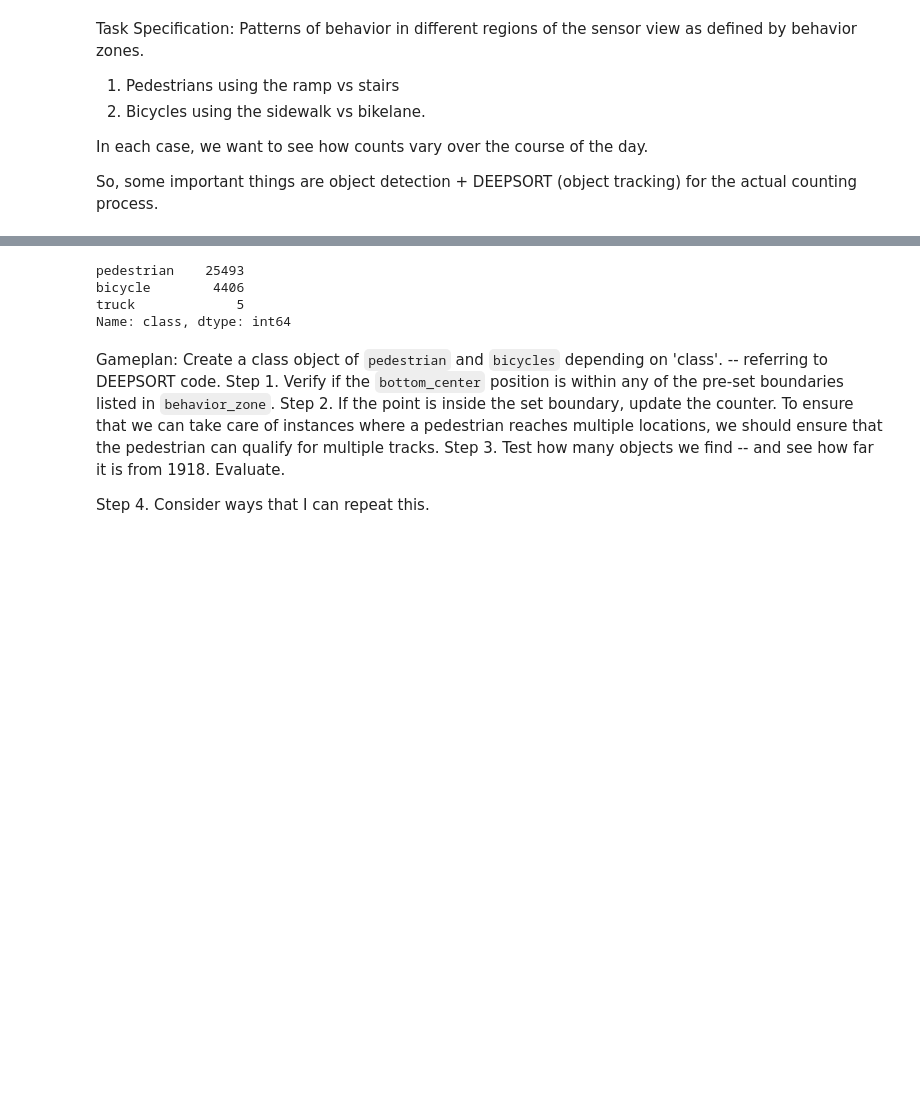
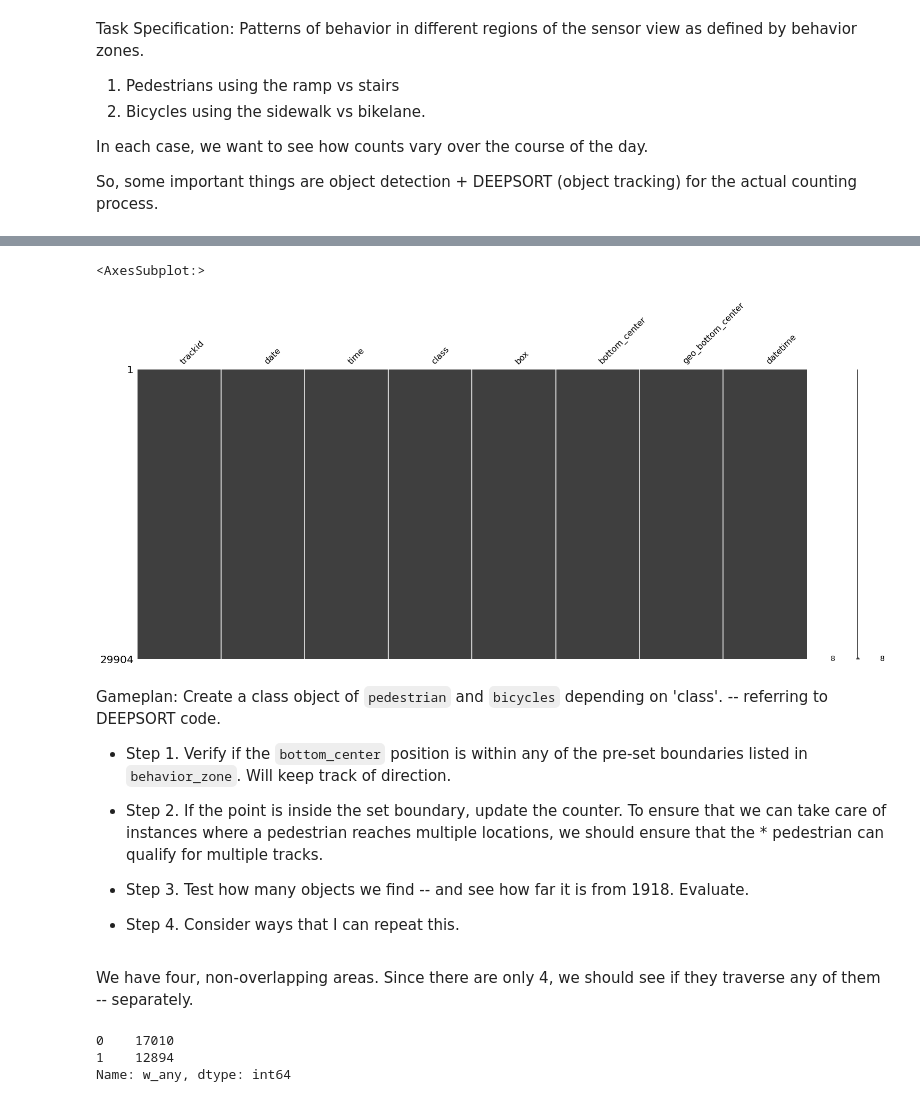
Before and after one commit to edwardhuh/numina-app, a Jupyter notebook: src/numina_app/task.ipynb, the cells around one changed output, grey strips where cells are left out. Drawn from its saved outputs; the diff is of its cells as text; code cells hidden in the pictures; blank space fills up the shorter version.

```diff
--- a/src/numina_app/task.ipynb
+++ b/src/numina_app/task.ipynb
@@ -19,0 +31,4 @@ img_filepath = ('../../data/sample_image.jpg')
+# %%
+# Verify that the schema works as intended
+data = schema.format_data(data)
+data.dtypes
@@ -49,16 +56,16 @@ data.describe()
-# %%
-# we only care about the pedestrians for Q1, and bicycles for Q2. This can be identified by 'class'
-data['class'].value_counts()
-# %% [output]
-pedestrian    25493
-bicycle        4406
-truck             5
-Name: class, dtype: int64
+# %%
+# Inspect missingness in the data, and see if there are immediate correlations that could potentially be identified.
+msno.matrix(data)
+# %% [output]
+<AxesSubplot:>
+[figure, added]
 # %% [markdown]
 Gameplan:
 Create a class object of `pedestrian` and `bicycles` depending on 'class'. -- referring to DEEPSORT code.
-Step 1. Verify if the `bottom_center` position is within any of the pre-set boundaries listed in `behavior_zone`.
-Step 2. If the point is inside the set boundary, update the counter. To ensure that we can take care of instances where a pedestrian reaches multiple locations, we should ensure that the pedestrian can qualify for multiple tracks.
-Step 3. Test how many objects we find -- and see how far it is from 1918. Evaluate.
+* Step 1. Verify if the `bottom_center` position is within any of the pre-set boundaries listed in `behavior_zone`. Will keep track of direction.
+* Step 2. If the point is inside the set boundary, update the counter. To ensure that we can take care of instances where a pedestrian reaches multiple locations, we should ensure that the * pedestrian can qualify for multiple tracks.
+* Step 3. Test how many objects we find -- and see how far it is from 1918. Evaluate.
 
-Step 4. Consider ways that I can repeat this.
+* Step 4. Consider ways that I can repeat this.
+# %% [markdown]
+We have four, non-overlapping areas. Since there are only 4, we should see if they traverse any of them -- separately.
@@ -64,0 +77,22 @@ Step 4. Consider ways that I can repeat this.
+# %%
+## Classifying coordinates into regions
+# Seperate coordinates for easier vectorization
+data.loc[:, 'bottom_x'] = data.bottom_center.map(lambda x: x[0])
+data.loc[:, 'bottom_y'] = data.bottom_center.map(lambda x: x[1])
+
+# Dummy variables for each region
+data['w_stairs'] = data.bottom_x.between(380, 530) & data.bottom_y.between(80, 200)
+data['w_ramp'] = data.bottom_x.between(70, 350) & data.bottom_y.between(100, 200)
+data['w_sidewalk'] = data.bottom_x.between(180, 415) & data.bottom_y.between(200, 280)
+data['w_bikelane'] = data.bottom_x.between(180, 415) & data.bottom_y.between(290, 380)
+
+# just verifying that there aren't multi-classifications
+within_cols = data.columns[data.columns.str.startswith('w_')].tolist()
+data['w_any'] = data[within_cols].sum(axis=1)
+assert data.w_any.max() == 1
+
+data['w_any'].value_counts()
+# %% [output]
+0    17010
+1    12894
+Name: w_any, dtype: int64
```
Also changed, not shown: parts of 13 cells of this notebook, 4 other files.
